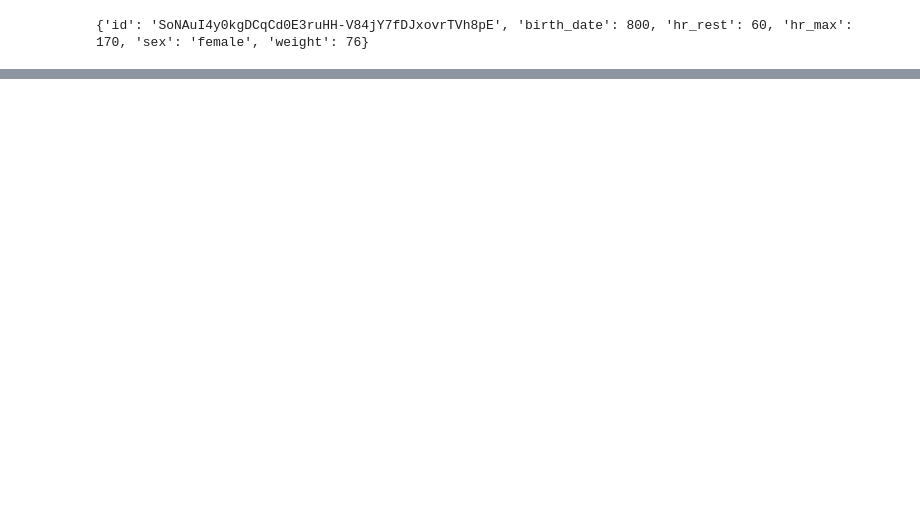
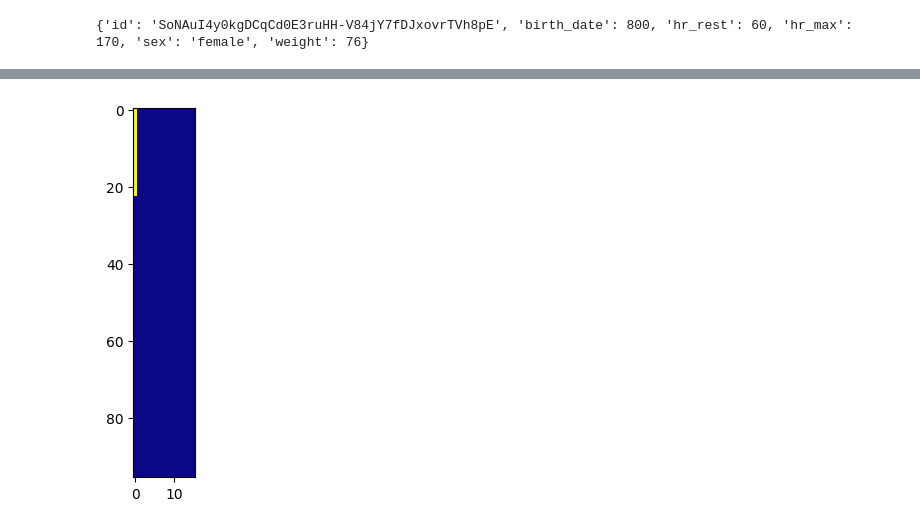
Before and after one commit to Asdergh/ItPlanetProject, a Jupyter notebook: Model/test.ipynb, the cells around one changed output, grey strips where cells are left out. Saved outputs shown, nothing was run; the diff lists cells and outputs as text; code cells hidden in the pictures; blank space fills up the shorter version.

```diff
--- a/Model/test.ipynb
+++ b/Model/test.ipynb
@@ -295,0 +415,82 @@ data_tensor = generate_data(data_buffer=data_buffer, generation_type="per_day")
+# %%
+def simple_data_generation(data_buffer, person_info_buffer):
+
+    data_list = []
+
+    max_samples_number_chiters = max([len(data_buffer["activity_step_cheaters.jsonl"][subject]["steps"]["samples"])
+                                      for subject in data_buffer["activity_step_cheaters.jsonl"].keys()
+                                      if "samples" in data_buffer["activity_step_cheaters.jsonl"][subject]["steps"].keys()])
+
+
+    max_samples_number_none_chiters = max([len(data_buffer["activity_step_ok.jsonl"][subject]["steps"]["samples"])
+                                           for subject in data_buffer["activity_step_ok.jsonl"].keys()
+                                           if "samples" in data_buffer["activity_step_ok.jsonl"][subject]["steps"].keys()])
+
+
+    general_max_number = max([max_samples_number_chiters, max_samples_number_none_chiters])
+
+    for (batch_number, data_batch) in enumerate(data_buffer.keys()):
+        for subject in data_buffer[data_batch].keys():
+
+            curent_person_id = data_buffer[data_batch][subject]["profile_id"]
+            curent_person_object = person_info_buffer[curent_person_id]
+
+            if "samples" in data_buffer[data_batch][subject]["steps"].keys():
+
+                if "skllzz_with_artifacts" in data_buffer[data_batch][subject].keys():
+
+                    subject_general_data = [
+                        (float(data_buffer[data_batch][subject]["stop_millis"]) * (10 ** -5)) - (float(data_buffer[data_batch][subject]["start_millis"]) * (10 ** -5)),
+                        float(data_buffer[data_batch][subject]["skllzz"]),
+                        float(data_buffer[data_batch][subject]["activity_day"]),
+                        float(data_buffer[data_batch][subject]["skllzz_with_artifacts"]),
+                        float(data_buffer[data_batch][subject]["skllzz_without_artifacts"]),
+                    ]
+
+                else:
+
+                    subject_general_data = [
+                        (float(data_buffer[data_batch][subject]["stop_millis"]) * (10 ** -5)) - (float(data_buffer[data_batch][subject]["start_millis"]) * (10 ** -5)),
+                        float(data_buffer[data_batch][subject]["skllzz"]),
+                        float(data_buffer[data_batch][subject]["activity_day"]),
+                        0.0,
+                        float(data_buffer[data_batch][subject]["skllzz_without_artifacts"]),
+                    ]
+
+                subject_pysical_data = [
+                    float(data_buffer[data_batch][subject]["steps"]["steps"]),
+                    float(data_buffer[data_batch][subject]["steps"]["day"]),
+                    float(data_buffer[data_batch][subject]["steps"]["meters"]) / 100
+                ]
+
+                subject_personal_data = [
+                    float(curent_person_object["birth_date"]) / 360,
+                    float(curent_person_object["hr_rest"]),
+                    float(curent_person_object["hr_max"]),
+                    float(curent_person_object["weight"])
+                ]
+
+                add_vector = subject_general_data + subject_pysical_data + subject_personal_data + [batch_number, ]
+                samples = [[float(feature) for feature in samples.values()] + add_vector for samples in data_buffer[data_batch][subject]["steps"]["samples"]]
+
+
+                if len(samples) != general_max_number:
+
+                    kernel = [[0.0 for _ in range(len(samples[0]))]  for _ in range(general_max_number - len(samples))]
+                    samples += kernel
+
+                data_list.append(samples)
+
+
+    data_tensor = np.asarray(data_list)
+    return data_tensor
+
+data_tensor = simple_data_generation(data_buffer=data_buffer, person_info_buffer=person_info_buffer)
+print(data_tensor, data_tensor.shape)
+
+#plt.imshow(data_tensor[0], cmap="magma")
+plt.imshow(data_tensor[1], cmap="plasma")
+#plt.imshow(data_tensor[23], cmap="viridis")
+
+plt.show()
+# %% [output]
@@ -295,0 +514 @@ data_tensor = generate_data(data_buffer=data_buffer, generation_type="per_day")
+[figure, added]
```
Also changed, not shown: parts of 16 cells of this notebook, 1 other file.
